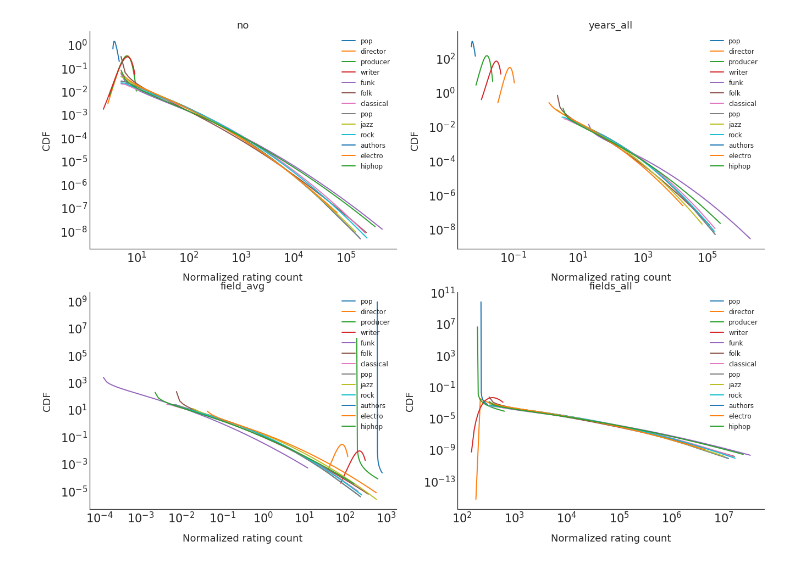
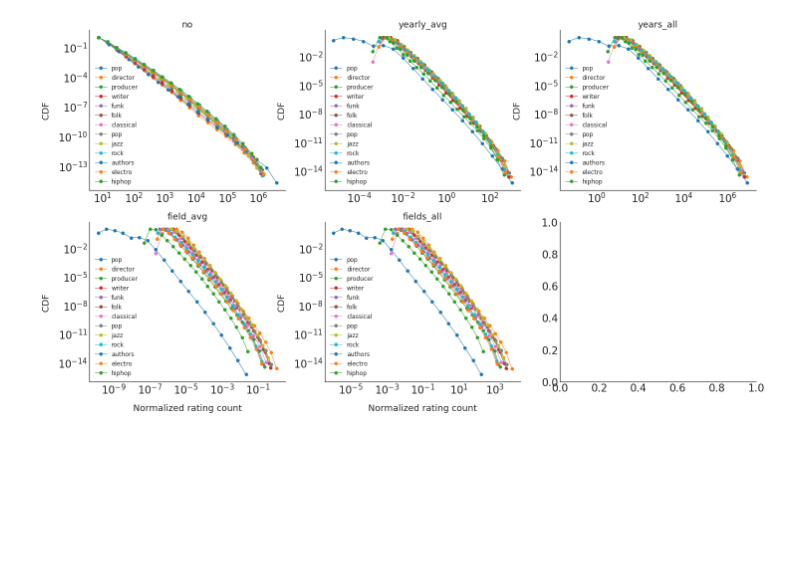
Before and after one commit to milanjanosov/success_engine, a Jupyter notebook: PaperFigures/1_impact_distributions.ipynb, the cells around one changed output. Saved outputs shown, nothing was run; the diff lists cells and outputs as text; code cells hidden in the pictures; blank space fills up the shorter version.

```diff
--- a/PaperFigures/1_impact_distributions.ipynb
+++ b/PaperFigures/1_impact_distributions.ipynb
@@ -144,8 +129,12 @@ def get_comparing_plot(fields, ax, norm):
     labelsize = 37
 
     for field in fields:
-        (xlog, ylog) = zip(*[tuple(float(ijk) for ijk in line.strip().split('\t'))  for line in open('ResultData/1_impact_distributions/' + field + '_impact_distributions_lognormal_pdf_' + norm + '.dat') ])
-        ax.plot(xlog,ylog,'-', linewidth = 2, label = field)
+        (xlog, ylog) = zip(*[tuple(float(ijk) for ijk in line.strip().split('\t'))  for line in open('ResultData/1_impact_distributions_all_years/' + field + '_impact_distributions_lognormal_hist_pdf_20_' + norm + '.dat') ])
+        #ax.plot(xlog,np.cumsum(ylog),'-', linewidth = 2, label = field)
+
+        maxx = max(ylog)
+        ylog = [y/maxx for y in ylog]
+        ax.plot(xlog, ylog,'o-', linewidth = 1, label = field)
 
     ax.set_xscale('log')
     ax.set_yscale('log')
@@ -154,25 +143,31 @@ def get_comparing_plot(fields, ax, norm):
 
     ax.set_title(norm, fontsize = 18)
 
+    #ax.set_xlim([10, 100000])
+    #ax.set_ylim([0.0000000001, 1])
 
 
 
 
+fig1, ax = plt.subplots(2, 3, figsize=(24, 13))
+#fields   =  ['authors', 'pop', 'composer']#['pop','director', 'producer', 'writer','funk', 'folk', 'classical', 'pop', 'jazz', 'rock', 'authors', 'electro', 'hiphop' ]
+fields   =  ['pop','director', 'producer', 'writer','funk', 'folk', 'classical', 'pop', 'jazz', 'rock', 'authors', 'electro', 'hiphop' ]
 
-fig1, ax = plt.subplots(2, 2, figsize=(22, 16))
-fields   = ['pop','director', 'producer', 'writer','funk', 'folk', 'classical', 'pop', 'jazz', 'rock', 'authors', 'electro', 'hiphop' ]
 
 get_comparing_plot(fields, ax[0,0], 'no')
-get_comparing_plot(fields, ax[0,1], 'years_all')
+get_comparing_plot(fields, ax[0,1], 'yearly_avg')
+get_comparing_plot(fields, ax[0,2], 'years_all')
 get_comparing_plot(fields, ax[1,0], 'field_avg')
 get_comparing_plot(fields, ax[1,1], 'fields_all')
 
-
-
+ax[0,0].set_xlabel('', fontsize = 18)
+ax[0,1].set_xlabel('', fontsize = 18)
+ax[0,2].set_xlabel('', fontsize = 18)
 
 
 align_plot(ax)
-[ax[i,j].legend(loc = 'left', fontsize = 12) for i in range(2) for j in range(2)]
+[ax[i,j].legend(loc = 'left', fontsize = 12) for i in range(2) for j in range(3)]
 
+#plt.savefig('1_all_rescaled_distros_all_years.png')
 plt.show()
 # %% [output]
@@ -179 +176 @@ plt.show()
-[figure, old version]
+[figure, new version]
```
Also changed, not shown: parts of 6 cells of this notebook, 3 other files.
